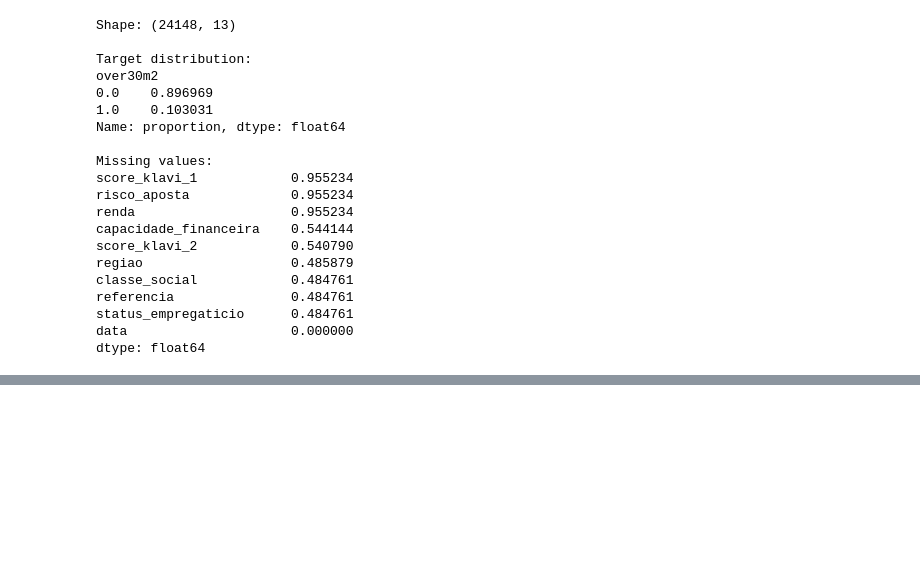
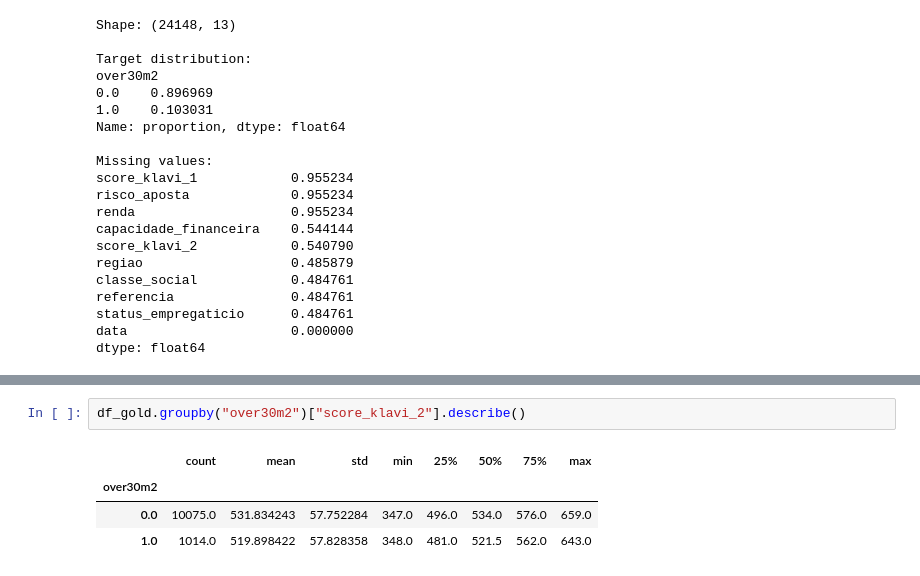
Before and after one commit to VTsilva/case_data_scientist_senior_klavi, a Jupyter notebook: Notebook_processo.ipynb, the cells around one changed output, grey strips where cells are left out. Saved outputs shown, nothing was run; the diff lists cells and outputs as text; blank space fills up the shorter version.

```diff
--- a/Notebook_processo.ipynb
+++ b/Notebook_processo.ipynb
@@ -866,0 +876,7 @@ dtype: float64
+# %%
+df_gold.groupby("over30m2")["score_klavi_2"].describe()
+# %% [output]
+|  | count | mean | std | min | 25% | 50% | 75% | max |
+| over30m2 |  |  |  |  |  |  |  |  |
+| 0.0 | 10075.0 | 531.834243 | 57.752284 | 347.0 | 496.0 | 534.0 | 576.0 | 659.0 |
+| 1.0 | 1014.0 | 519.898422 | 57.828358 | 348.0 | 481.0 | 521.5 | 562.0 | 643.0 |
```
Also changed, not shown: parts of 23 cells of this notebook.
